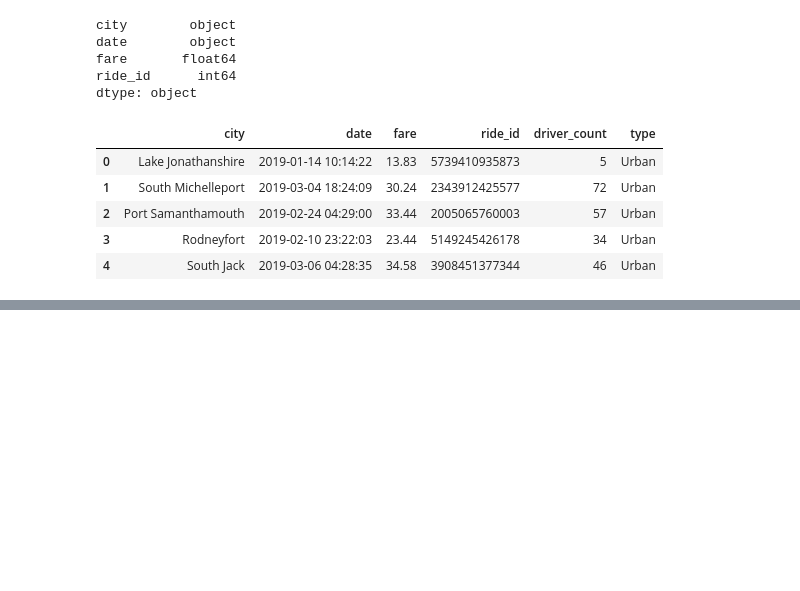
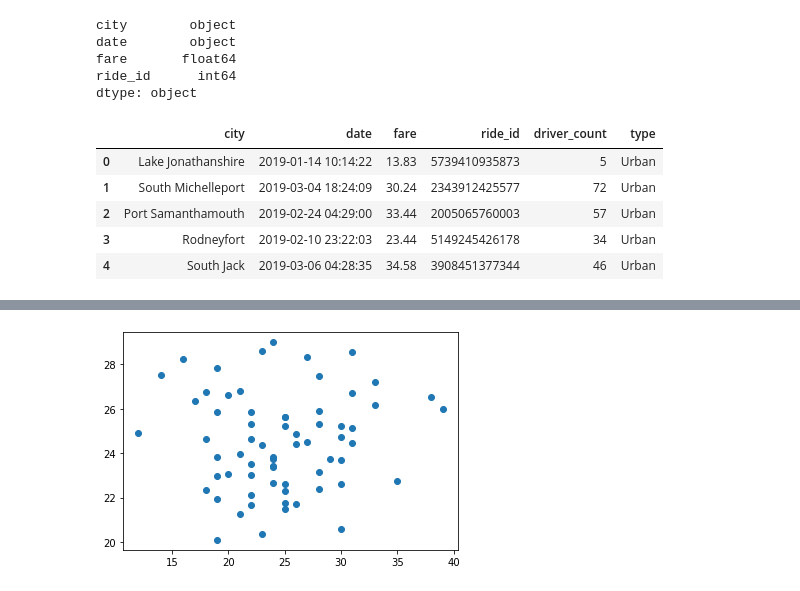
Before and after one commit to dmyrick/PyBer_Analysis, a Jupyter notebook: PyBer.ipynb, the cells around one changed output, grey strips where cells are left out. Cells and saved outputs as stored; diff of their text form; code cells hidden in the pictures; blank space fills up the shorter version.

```diff
--- a/PyBer.ipynb
+++ b/PyBer.ipynb
@@ -124,3 +124,8 @@ pyber_data_df.head()
 | 2 | Port Samanthamouth | 2019-02-24 04:29:00 | 33.44 | 2005065760003 | 57 | Urban |
 | 3 | Rodneyfort | 2019-02-10 23:22:03 | 23.44 | 5149245426178 | 34 | Urban |
 | 4 | South Jack | 2019-03-06 04:28:35 | 34.58 | 3908451377344 | 46 | Urban |
+# %%
+# Create the Urban city DataFrame. - 5.3.1 - 1st Dataset
+# [DataFrame needed for each 'type' before creating the Data Series.] ]
+urban_cities_df = pyber_data_df[pyber_data_df["type"] == "Urban"]
+urban_cities_df.head()
@@ -126,0 +160,5 @@ pyber_data_df.head()
+# %%
+# Get the number of rides for urban cities.
+# Using groupby() to create each Series of the data for each 'type.'
+urban_ride_count = urban_cities_df.groupby(["city"]).count()["ride_id"]
+urban_ride_count.head()
@@ -126,0 +196,6 @@ pyber_data_df.head()
+# %%
+# Get average fare for each city in the urban cities. - 5.3.3
+# 2nd Dataset/Data Series.
+# Series with the average fare for each city in the urban cities.
+urban_avg_fare = urban_cities_df.groupby(["city"]).mean()["fare"]
+urban_avg_fare.head()
@@ -126,0 +271,6 @@ pyber_data_df.head()
+# %%
+# Build the scatter plots for urban cities. - 5.3.5 - Create Bubble Chart
+plt.scatter(urban_ride_count, urban_avg_fare)
+plt.show()
+# %% [output]
+[figure, added]
```
Also changed, not shown: parts of 19 cells of this notebook, 1 other file.
